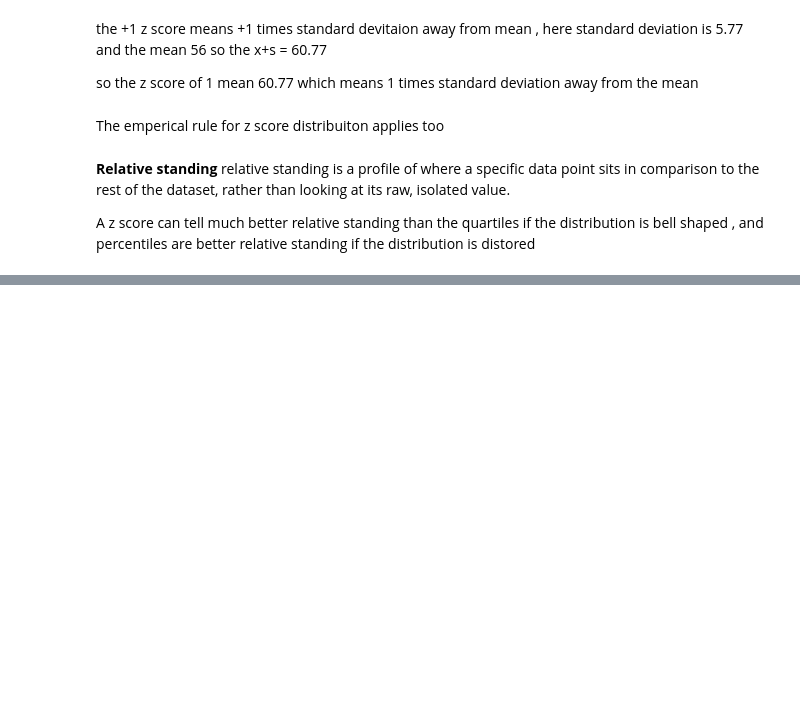
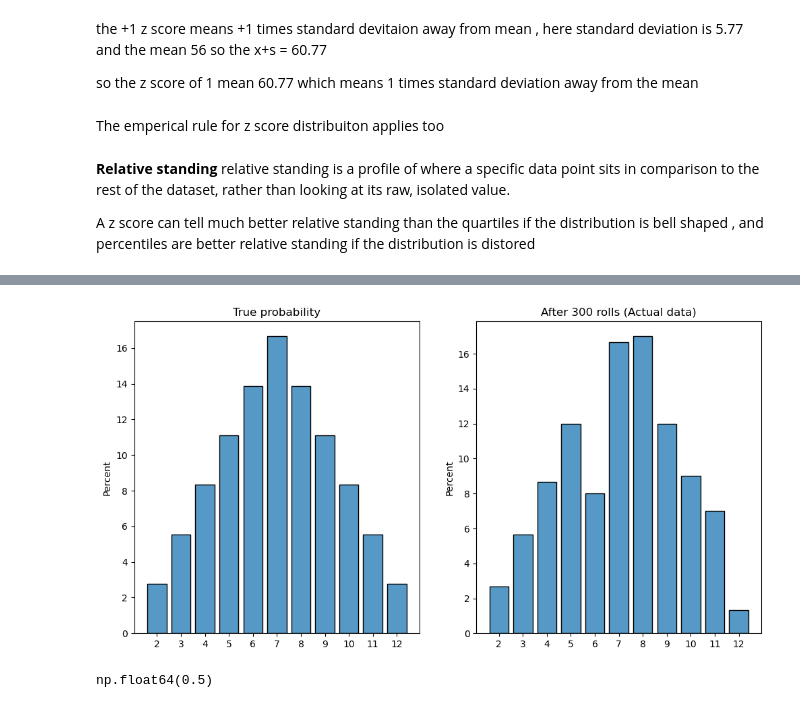
Before and after one commit to qamarr6092/math-with-python, a Jupyter notebook: Statistics/statistics.ipynb, the cells around one changed output, grey strips where cells are left out. Cells and saved outputs as stored; diff of their text form; code cells hidden in the pictures; blank space fills up the shorter version.

```diff
--- a/Statistics/statistics.ipynb
+++ b/Statistics/statistics.ipynb
@@ -2023,0 +2096,24 @@ A z score can tell much better relative standing than the quartiles if the distr
+# %%
+data = np.random.choice( sample_space.flatten() , 300 ) #300 rolls
+# %%
+fig , ax = plt.subplots( 1,2, figsize = (12,6) )
+
+sns.histplot( sample_space.flatten() , discrete = True , shrink = 0.8 , stat = 'percent' , ax = ax[0] , edgecolor = 'black')
+ax[0].set_title( 'True probability' )
+
+sns.histplot( data , discrete = True , shrink = 0.8 , stat = 'percent' , ax = ax[1] , edgecolor = 'black')
+
+ax[1].set_title('After 300 rolls (Actual data)')
+ax[1].set_xticks( range(2,13))
+ax[0].set_xticks( range(2,13))
+
+plt.show()
+# %% [output]
+[figure, added]
+# %%
+#Probability of getting the even numbers
+
+event = (np.sum(sample_space.flatten() % 2 == 0 ))
+event/sample_space.size
+# %% [output]
+np.float64(0.5)
```
Also changed, not shown: parts of 99 cells of this notebook.
